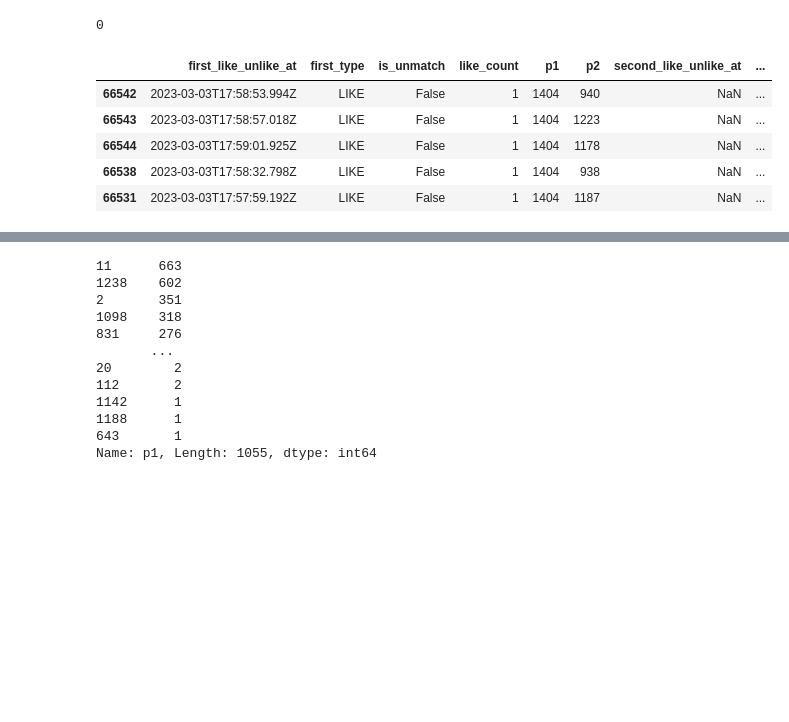
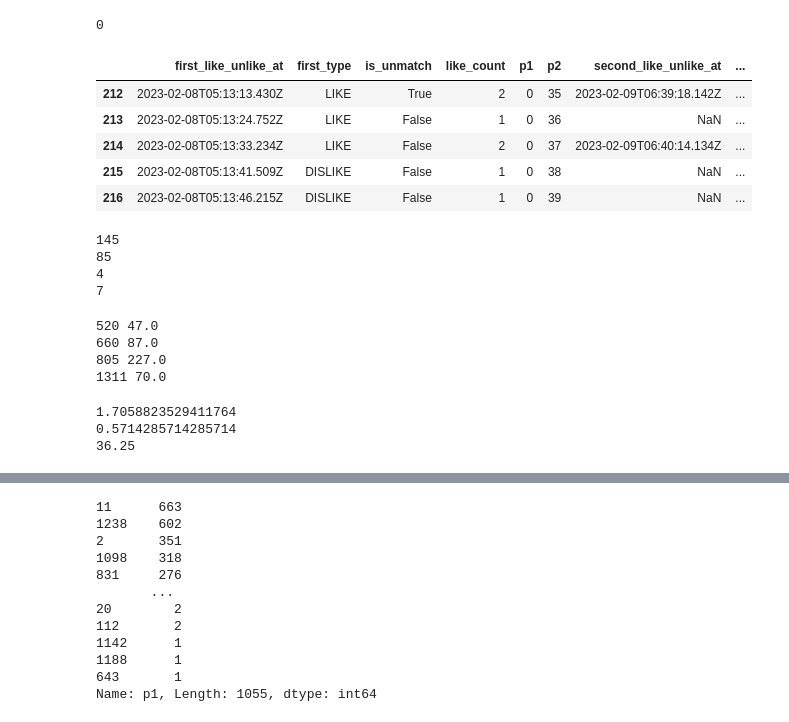
Before and after one commit to Umang-Lodaya/Big-Data-Bandits_Clash-Of-Codes, a Jupyter notebook: Swipe_Cleaning.ipynb, the cells around one changed output, grey strips where cells are left out. Cells and saved outputs as stored; diff of their text form; code cells hidden in the pictures; blank space fills up the shorter version.

```diff
--- a/Swipe_Cleaning.ipynb
+++ b/Swipe_Cleaning.ipynb
@@ -123,12 +120,12 @@ swipes.p1.isna().sum()
 # %% [output]
 0
 # %%
-swipes = swipes.sort_values(by=['p1'], ascending=True)
-swipes.tail()
+swipes = swipes.sort_values(by=['p1', 'first_like_unlike_at'], ascending=[True,True])
+swipes.head()
 # %% [output]
 |  | first_like_unlike_at | first_type | is_unmatch | like_count | p1 | p2 | second_like_unlike_at | ... |
-| 66542 | 2023-03-03T17:58:53.994Z | LIKE | False | 1 | 1404 | 940 | NaN | ... |
-| 66543 | 2023-03-03T17:58:57.018Z | LIKE | False | 1 | 1404 | 1223 | NaN | ... |
-| 66544 | 2023-03-03T17:59:01.925Z | LIKE | False | 1 | 1404 | 1178 | NaN | ... |
-| 66538 | 2023-03-03T17:58:32.798Z | LIKE | False | 1 | 1404 | 938 | NaN | ... |
-| 66531 | 2023-03-03T17:57:59.192Z | LIKE | False | 1 | 1404 | 1187 | NaN | ... |
+| 212 | 2023-02-08T05:13:13.430Z | LIKE | True | 2 | 0 | 35 | 2023-02-09T06:39:18.142Z | ... |
+| 213 | 2023-02-08T05:13:24.752Z | LIKE | False | 1 | 0 | 36 | NaN | ... |
+| 214 | 2023-02-08T05:13:33.234Z | LIKE | False | 2 | 0 | 37 | 2023-02-09T06:40:14.134Z | ... |
+| 215 | 2023-02-08T05:13:41.509Z | DISLIKE | False | 1 | 0 | 38 | NaN | ... |
+| 216 | 2023-02-08T05:13:46.215Z | DISLIKE | False | 1 | 0 | 39 | NaN | ... |
@@ -134,0 +155,43 @@ swipes.tail()
+# %%
+print(p1_likes[0])
+print(p1_dislikes[0])
+print(p2_likes[0])
+print(p2_dislikes[0])
+# %% [output]
+145
+85
+4
+7
+# %%
+p1_like_dislike = {}
+p2_like_dislike = {}
+p1_like_p2_like = {}
+
+def div(n,d):
+    if d==0:
+        return n
+    else:
+        return n/d
+
+for i in range(1405):
+    if p1_dislikes[i] == 0:
+        p1_dislikes[i] += 1
+
+    p1_like_dislike[i] = div(p1_likes[i], p1_dislikes[i])
+    if p1_like_dislike[i] > 45:
+        print(i, p1_like_dislike[i])
+    p2_like_dislike[i] = div(p2_likes[i], p2_dislikes[i])
+    p1_like_p2_like[i] = div(p1_likes[i], p2_likes[i])
+# %% [output]
+520 47.0
+660 87.0
+805 227.0
+1311 70.0
+# %%
+print(p1_like_dislike[0])
+print(p2_like_dislike[0])
+print(p1_like_p2_like[0])
+# %% [output]
+1.7058823529411764
+0.5714285714285714
+36.25
```
Also changed, not shown: parts of 39 cells of this notebook.
